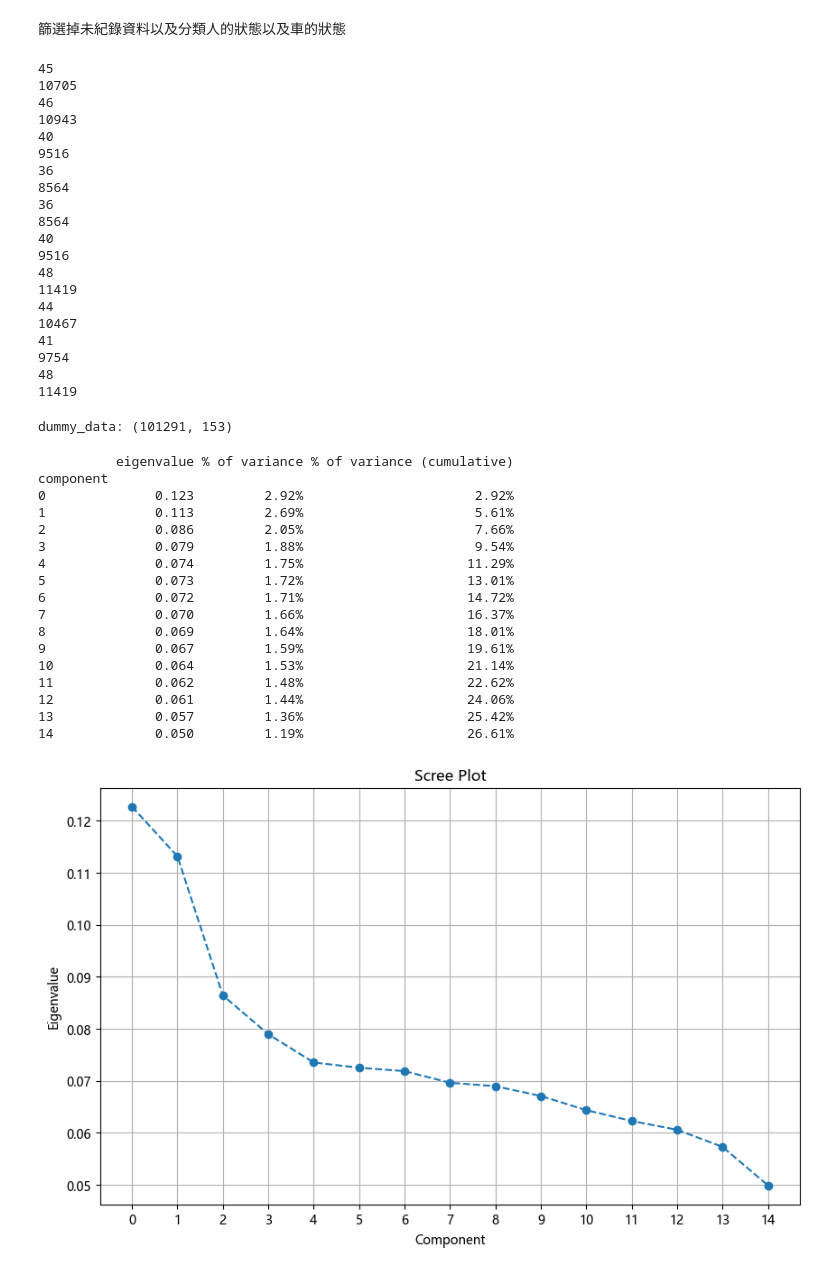
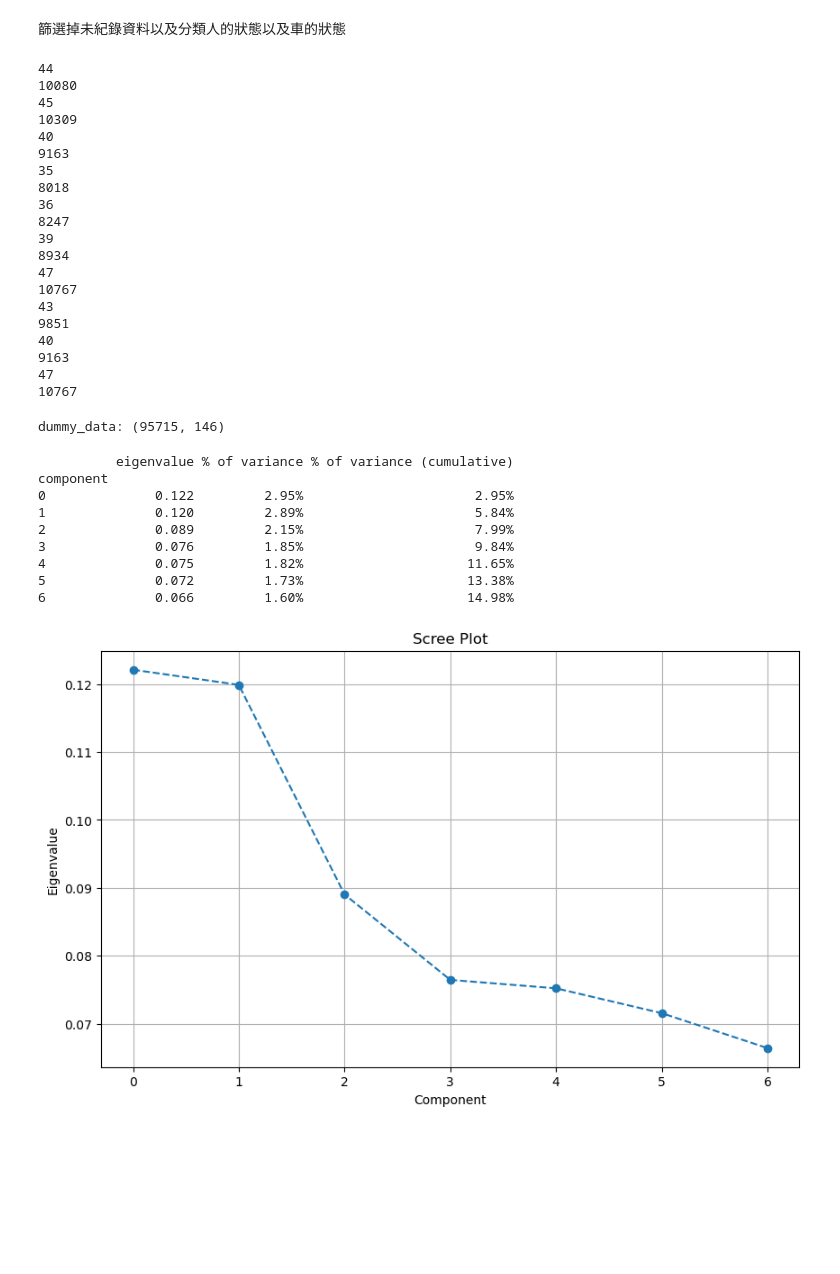
Before and after one commit to kennywang112/TrafficTDApython, a Jupyter notebook: Version3/Car.ipynb, the cells around one changed output. Cells and saved outputs as stored; diff of their text form; code cells hidden in the pictures; blank space fills up the shorter version.

```diff
--- a/Version3/Car.ipynb
+++ b/Version3/Car.ipynb
@@ -71,10 +71,14 @@ select_lst = [
     # 大類別
     '道路型態大類別名稱', '事故位置大類別名稱',
     '車道劃分設施-分向設施大類別名稱',
-    '事故類型及型態大類別名稱', '肇因研判大類別名稱-主要', '當事者區分-類別-大類別名稱-車種', '當事者行動狀態大類別名稱',
-    '車輛撞擊部位大類別名稱-最初', '車輛撞擊部位大類別名稱-其他', '肇因研判大類別名稱-個別',
+    '事故類型及型態大類別名稱', '當事者區分-類別-大類別名稱-車種', '當事者行動狀態大類別名稱',
+    '車輛撞擊部位大類別名稱-最初', '車輛撞擊部位大類別名稱-其他',
+
+    # 兩個欄位只有兩個觀察值不同
+    '肇因研判大類別名稱-主要',
+    # '肇因研判大類別名稱-個別',
 ]
-
+# select_lst = dataA1.columns
 def preprocess(input_data, select_lst):
     # 篩選到第一個順位，因為注重的是單次事故的情況
     sample_data = input_data[input_data['當事者順位'] == 1].reset_index(drop=True, inplace=False)
@@ -96,7 +100,6 @@ dist_dfA2 = preprocess(dataA2, select_lst)
 
 dist_dfA2 = dist_dfA2[dist_dfA2['當事者行動狀態大類別名稱'] != '未紀錄']
 dist_dfA1 = dist_dfA1[dist_dfA1['當事者行動狀態大類別名稱'] != '未紀錄']
-
 car_A2 = dist_dfA2[dist_dfA2['當事者行動狀態大類別名稱'] == '車的狀態']
 car_A1 = dist_dfA1[dist_dfA1['當事者行動狀態大類別名稱'] == '車的狀態']
 
@@ -107,9 +110,15 @@ car_A2 = car_A2[car_A2['肇因研判大類別名稱-主要'] != '非駕駛者']
 car_A1 = car_A1[car_A1['肇因研判大類別名稱-主要'] != '非駕駛者']
 car_A2 = car_A2[car_A2['肇因研判大類別名稱-主要'] != '無(非車輛駕駛人因素)']
 car_A1 = car_A1[car_A1['肇因研判大類別名稱-主要'] != '無(非車輛駕駛人因素)']
+# 刪掉原因為類似於他提供不了更多資訊，但會使Mapper更加分散
+car_A2 = car_A2[car_A2['肇因研判大類別名稱-主要'] != '無(車輛駕駛者因素)']
+car_A1 = car_A1[car_A1['肇因研判大類別名稱-主要'] != '無(車輛駕駛者因素)']
 
 car_A2 = car_A2[car_A2['行動電話或電腦或其他相類功能裝置名稱'] != '未紀錄']
 car_A1 = car_A1[car_A1['行動電話或電腦或其他相類功能裝置名稱'] != '未紀錄']
+
+car_A2 = car_A2[car_A2['車輛撞擊部位大類別名稱-最初'] != '未紀錄']
+car_A1 = car_A1[car_A1['車輛撞擊部位大類別名稱-最初'] != '未紀錄']
 # %% [output]
 A value is trying to be set on a copy of a slice from a DataFrame
 
@@ -166,26 +175,26 @@ downsampled_A1, downsampled_A2 = downsample_by_month_simple(car_A1, car_A2, samp
 rbind_data = pd.concat([downsampled_A1, downsampled_A2], axis=0, ignore_index=True)
 rbind_data.drop(columns=['發生月份'], inplace=True)
 # %% [output]
+44
+10080
 45
-10705
-46
-10943
+10309
 40
-9516
+9163
+35
+8018
 36
-8564
-36
-8564
+8247
+39
+8934
+47
+10767
+43
+9851
 40
-9516
-48
-11419
-44
-10467
-41
-9754
-48
-11419
+9163
+47
+10767
 # %%
 bins_age = [0, 14, 24, 34, 44, 54, 64, 74, float('inf')]
 labels_age = ['未滿15歲', '15~24', '25~34', '35~44', '45~54', '55~64', '65~74', '75+']
@@ -208,57 +217,49 @@ dummy_data = pd.get_dummies(rbind_data)
 print('dummy_data:', dummy_data.shape)
 
 data_to_map = dummy_data.drop(['死亡', '受傷'], axis=1)
-mapper_numpy = data_to_map.to_numpy()
+# mapper_numpy = data_to_map.to_numpy()
 # %% [output]
-dummy_data: (101291, 153)
+dummy_data: (95715, 146)
 # %%
 import prince
 
 mca = prince.MCA(
     one_hot=False,
-    n_components=15,
+    n_components=7,
     n_iter=30,
     copy=True,
     check_input=True,
     random_state=42
 )
 
 mca.fit(data_to_map)
 lens = mca.transform(data_to_map)
 
 print(mca.eigenvalues_summary)
 
 eigenvalues = mca.eigenvalues_
 
 components = range(0, len(eigenvalues))
 
 variance = mca.eigenvalues_summary['% of variance']
 
 plt.figure(figsize=(10, 6))
 plt.plot(components, eigenvalues, marker='o', linestyle='--')
 plt.title("Scree Plot")
 plt.xlabel("Component")
 plt.ylabel("Eigenvalue")
 plt.xticks(components)
 plt.grid(True)
 plt.show()
 # %% [output]
           eigenvalue % of variance % of variance (cumulative)
 component
-0              0.123         2.92%                      2.92%
-1              0.113         2.69%                      5.61%
-2              0.086         2.05%                      7.66%
-3              0.079         1.88%                      9.54%
-4              0.074         1.75%                     11.29%
-5              0.073         1.72%                     13.01%
-6              0.072         1.71%                     14.72%
-7              0.070         1.66%                     16.37%
-8              0.069         1.64%                     18.01%
-9              0.067         1.59%                     19.61%
-10             0.064         1.53%                     21.14%
-11             0.062         1.48%                     22.62%
-12             0.061         1.44%                     24.06%
-13             0.057         1.36%                     25.42%
-14             0.050         1.19%                     26.61%
+0              0.122         2.95%                      2.95%
+1              0.120         2.89%                      5.84%
+2              0.089         2.15%                      7.99%
+3              0.076         1.85%                      9.84%
+4              0.075         1.82%                     11.65%
+5              0.072         1.73%                     13.38%
+6              0.066         1.60%                     14.98%
-[figure, old version]
+[figure, new version]
 # %%
```
Also changed, not shown: parts of 26 cells of this notebook, 24 other files.
